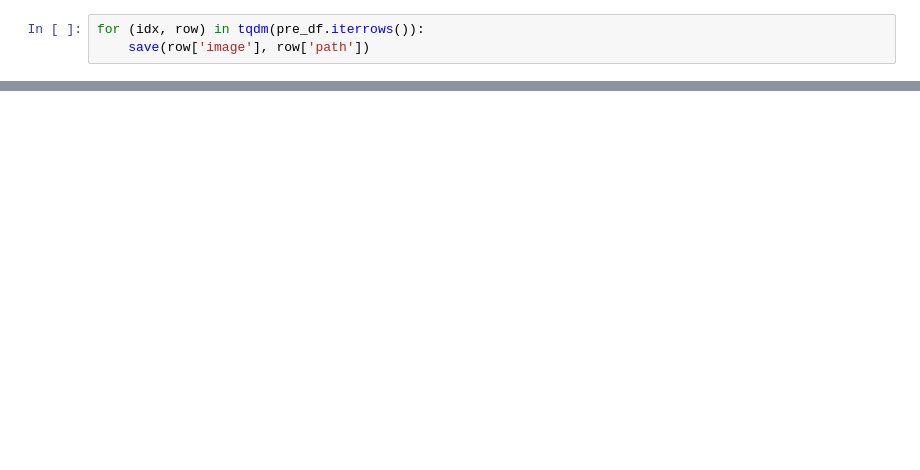
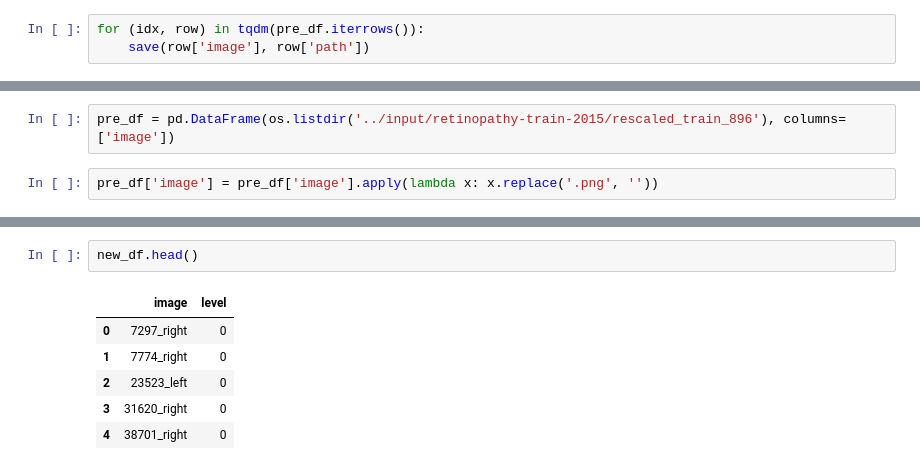
Before and after one commit to ishtos/aptos, a Jupyter notebook: jupyter/preprocess_dataset.ipynb, the cells around one changed output, grey strips where cells are left out. Drawn from its saved outputs; the diff is of its cells as text; blank space fills up the shorter version.

```diff
--- a/jupyter/preprocess_dataset.ipynb
+++ b/jupyter/preprocess_dataset.ipynb
@@ -132,0 +149,4 @@ for (idx, row) in tqdm(pre_df.iterrows()):
+# %%
+pre_df = pd.DataFrame(os.listdir('../input/retinopathy-train-2015/rescaled_train_896'), columns=['image'])
+# %%
+pre_df['image'] = pre_df['image'].apply(lambda x: x.replace('.png', ''))
@@ -132,0 +179,9 @@ for (idx, row) in tqdm(pre_df.iterrows()):
+# %%
+new_df.head()
+# %% [output]
+|  | image | level |
+| 0 | 7297_right | 0 |
+| 1 | 7774_right | 0 |
+| 2 | 23523_left | 0 |
+| 3 | 31620_right | 0 |
+| 4 | 38701_right | 0 |
```
Also changed, not shown: parts of 22 cells of this notebook, 5 other files.
